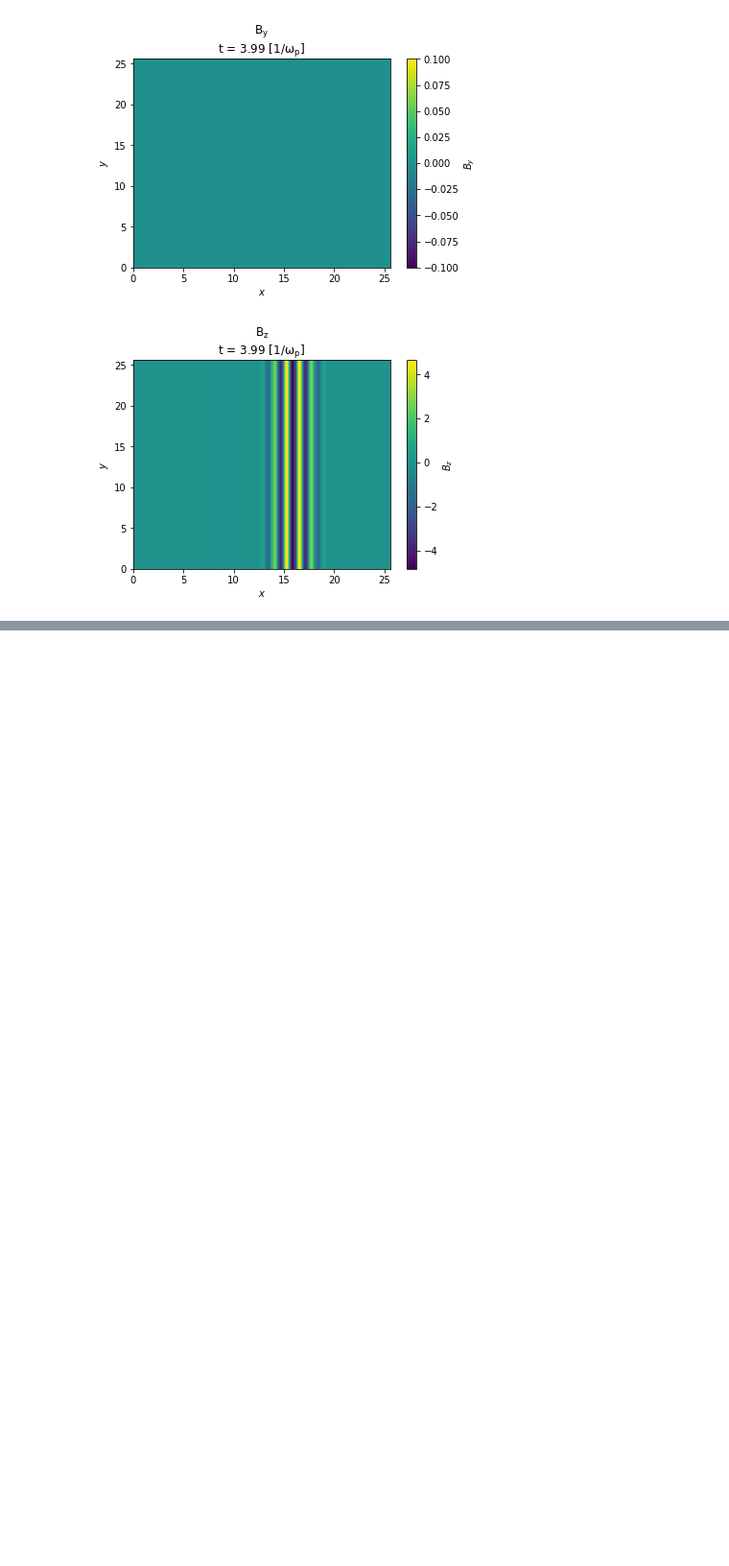
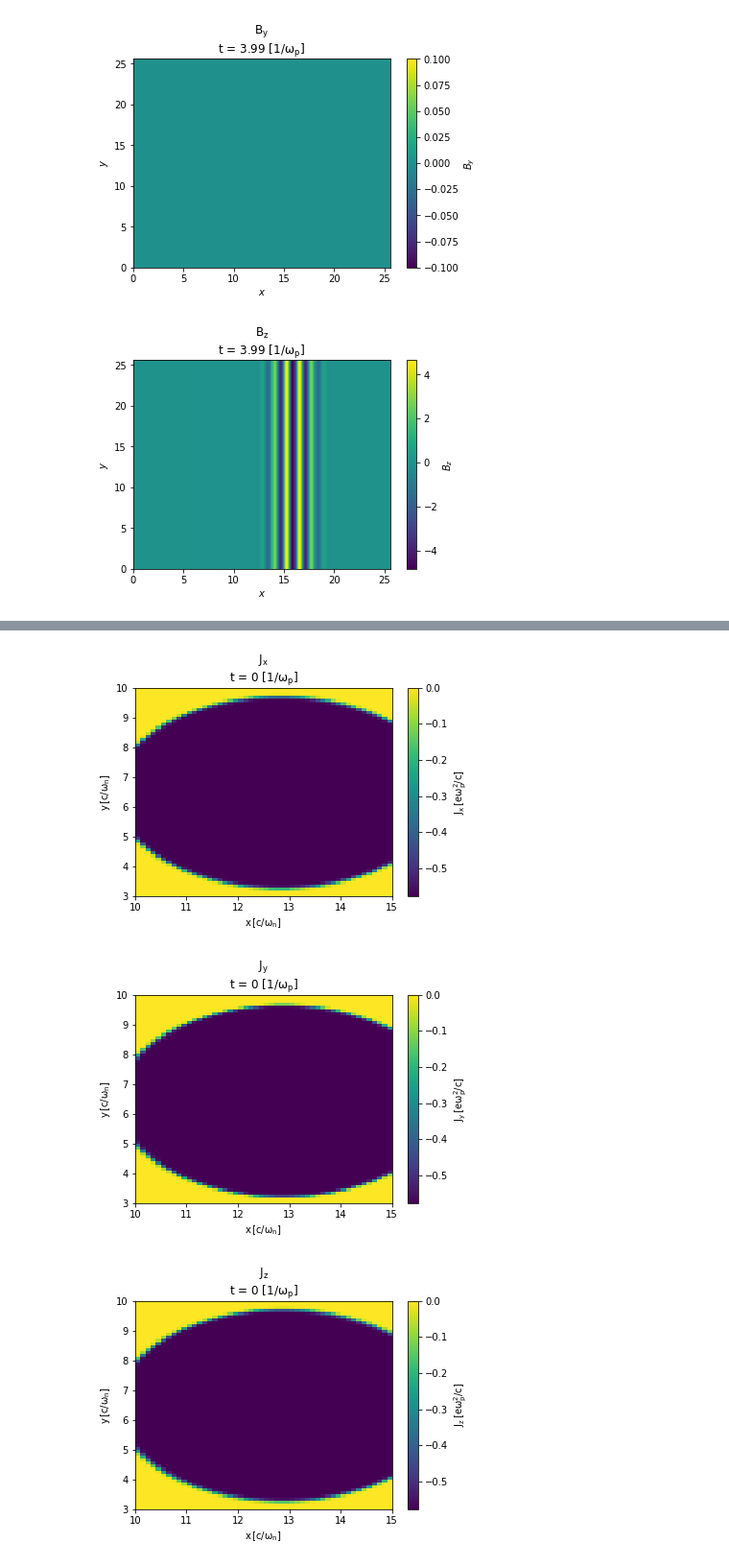
Before and after one commit to ricardo-fonseca/zpic-cuda, a Jupyter notebook: visXD.ipynb, the cells around one changed output, grey strips where cells are left out. Shown: that part at 96% size. Saved outputs shown, nothing was run; the diff lists cells and outputs as text; code cells hidden in the pictures; blank space fills up the shorter version.

```diff
--- a/visXD.ipynb
+++ b/visXD.ipynb
@@ -145,0 +231,8 @@ part2D( "PARTICLES/electrons/particles-electrons-000000.zdf", "x", "y", alpha =
+# %%
+plot2d("CURRENT/Jx-000000.zdf", xlim = [10,15], ylim = [3, 10])
+plot2d("CURRENT/Jy-000000.zdf", xlim = [10,15], ylim = [3, 10])
+plot2d("CURRENT/Jz-000000.zdf", xlim = [10,15], ylim = [3, 10])
+# %% [output]
+[figure, added]
+[figure, added]
+[figure, added]
```
Also changed, not shown: parts of 6 cells of this notebook, 15 other files.
